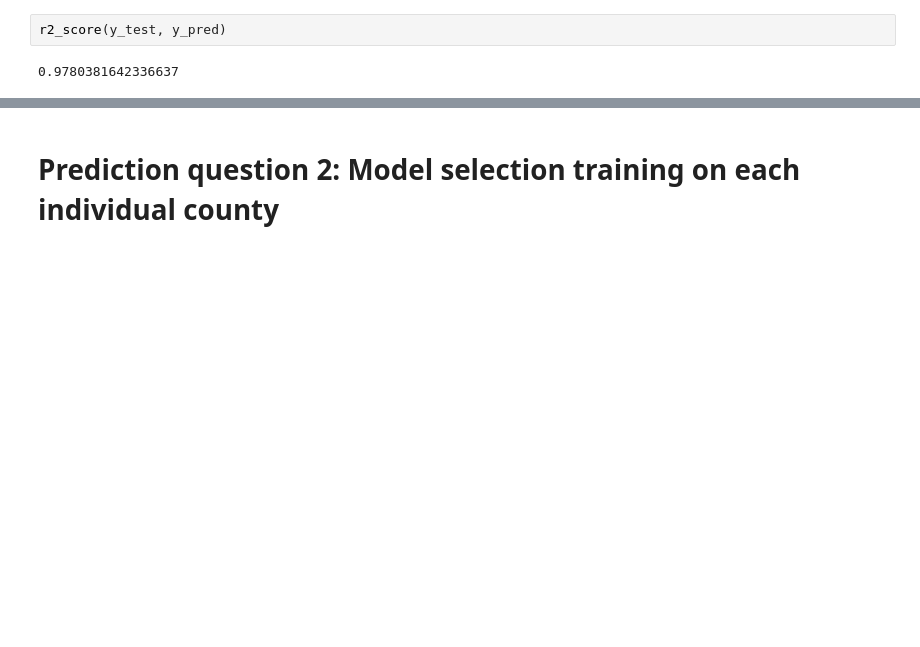
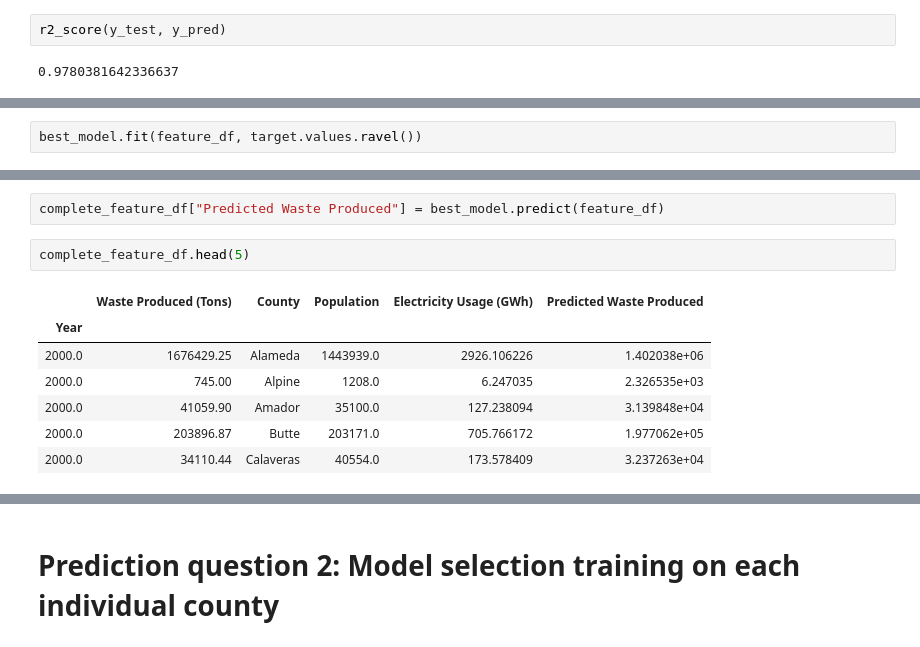
Before and after one commit to matthew-y-dong/ca-waste, a Jupyter notebook: modeling/modeling.ipynb, the cells around one changed output, grey strips where cells are left out. Cells and saved outputs as stored; diff of their text form; blank space fills up the shorter version.

```diff
--- a/modeling/modeling.ipynb
+++ b/modeling/modeling.ipynb
@@ -211,0 +214,2 @@ r2_score(y_test, y_pred)
+# %%
+best_model.fit(feature_df, target.values.ravel())
@@ -211,0 +243,12 @@ r2_score(y_test, y_pred)
+# %%
+complete_feature_df["Predicted Waste Produced"] = best_model.predict(feature_df)
+# %%
+complete_feature_df.head(5)
+# %% [output]
+|  | Waste Produced (Tons) | County | Population | Electricity Usage (GWh) | Predicted Waste Produced |
+| Year |  |  |  |  |  |
+| 2000.0 | 1676429.25 | Alameda | 1443939.0 | 2926.106226 | 1.402038e+06 |
+| 2000.0 | 745.00 | Alpine | 1208.0 | 6.247035 | 2.326535e+03 |
+| 2000.0 | 41059.90 | Amador | 35100.0 | 127.238094 | 3.139848e+04 |
+| 2000.0 | 203896.87 | Butte | 203171.0 | 705.766172 | 1.977062e+05 |
+| 2000.0 | 34110.44 | Calaveras | 40554.0 | 173.578409 | 3.237263e+04 |
```
Also changed, not shown: parts of 7 cells of this notebook, 3 other files.
